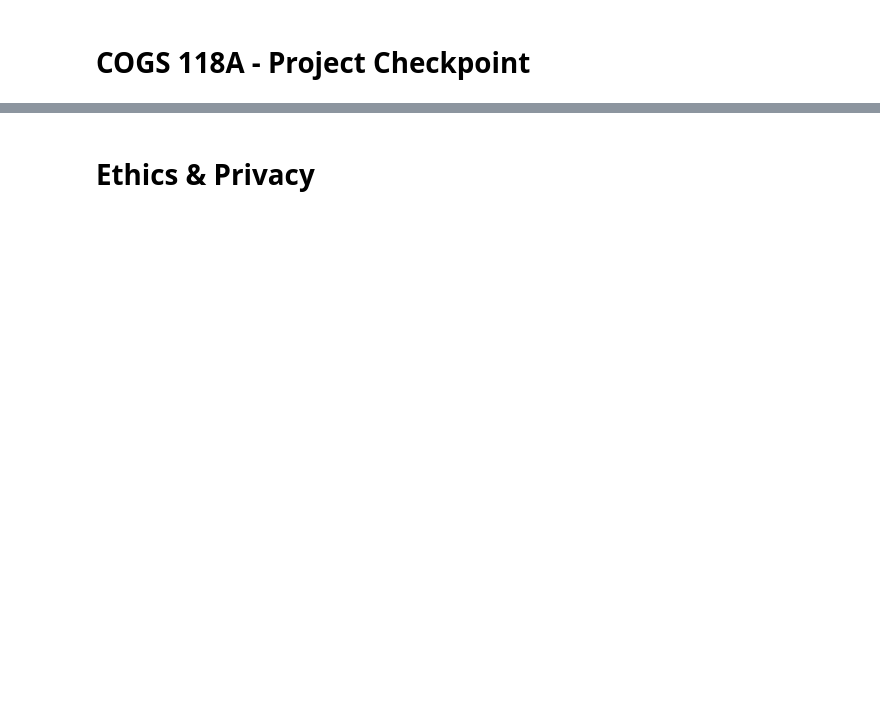
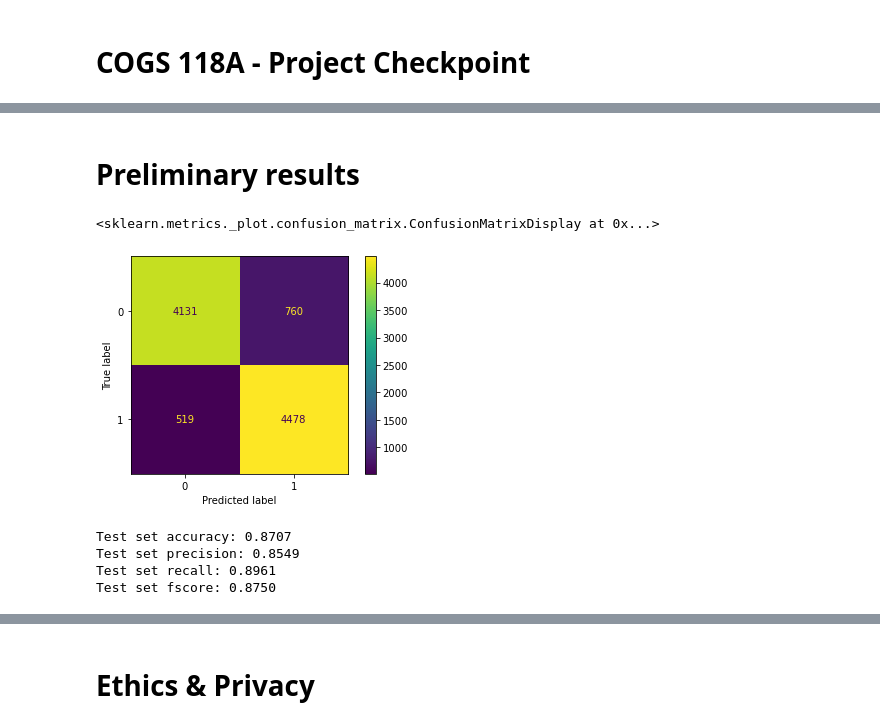
Before and after one commit to COGS118A/Group012-Wi23, a Jupyter notebook: CheckpointGroup012-Wi23.ipynb, the cells around one changed output, grey strips where cells are left out. Saved outputs shown, nothing was run; the diff lists cells and outputs as text; code cells hidden in the pictures; blank space fills up the shorter version.

```diff
--- a/CheckpointGroup012-Wi23.ipynb
+++ b/CheckpointGroup012-Wi23.ipynb
@@ -69,0 +56,27 @@ Examples would include:
+# %%
+import numpy as np
+import pandas as pd
+import seaborn as sns
+import matplotlib.pyplot as plt
+
+from sklearn.pipeline import make_pipeline
+from sklearn.preprocessing import StandardScaler
+from sklearn.metrics import f1_score, mean_squared_error
+from sklearn.model_selection import train_test_split
+from sklearn.neighbors import KNeighborsClassifier
+from sklearn.ensemble import RandomForestClassifier
+
+from sklearn.metrics import zero_one_loss, accuracy_score, roc_auc_score, f1_score, auc, precision_recall_fscore_support
+from sklearn.metrics import roc_curve, precision_recall_curve
+from sklearn.metrics import ConfusionMatrixDisplay, confusion_matrix
+
+df = pd.read_csv("Star39552_balanced.csv")
+
+#Dropping rows with e_Plx <= 1.5
+
+df = df[(df['e_Plx'] <= 1.5)]
+
+# Renaming Target class to Giant so it is easier to understand
+
+df=df.rename(columns={"TargetClass":"Giant"})
+df.shape
@@ -69,0 +106,2 @@ Examples would include:
+# %% [markdown]
+# Preliminary results
@@ -69,0 +110,25 @@ Examples would include:
+# %%
+X = df[['Amag', 'B-V', 'Plx', 'e_Plx']]
+y = df[['Giant']].values.ravel()
+X_train, X_test, y_train, y_test = train_test_split(X, y, test_size=0.25, random_state=42)
+knn = KNeighborsClassifier(n_neighbors=100)
+knn.fit(X_train, y_train)
+y_knn_pred = knn.predict(X_test)
+# %%
+cm = confusion_matrix(y_test, y_knn_pred)
+disp = ConfusionMatrixDisplay(cm);
+disp.plot()
+# %% [output]
+<sklearn.metrics._plot.confusion_matrix.ConfusionMatrixDisplay at 0x...>
+[figure, added]
+# %%
+print("Test set accuracy: {:.4f}".format(knn.score(X_test, y_test)))
+precision, recall, fscore, _ = precision_recall_fscore_support(y_test, y_knn_pred, average='binary')
+print("Test set precision: {:.4f}".format(precision))
+print("Test set recall: {:.4f}".format(recall))
+print("Test set fscore: {:.4f}".format(fscore))
+# %% [output]
+Test set accuracy: 0.8707
+Test set precision: 0.8549
+Test set recall: 0.8961
+Test set fscore: 0.8750
```
Also changed, not shown: parts of 33 cells of this notebook.
